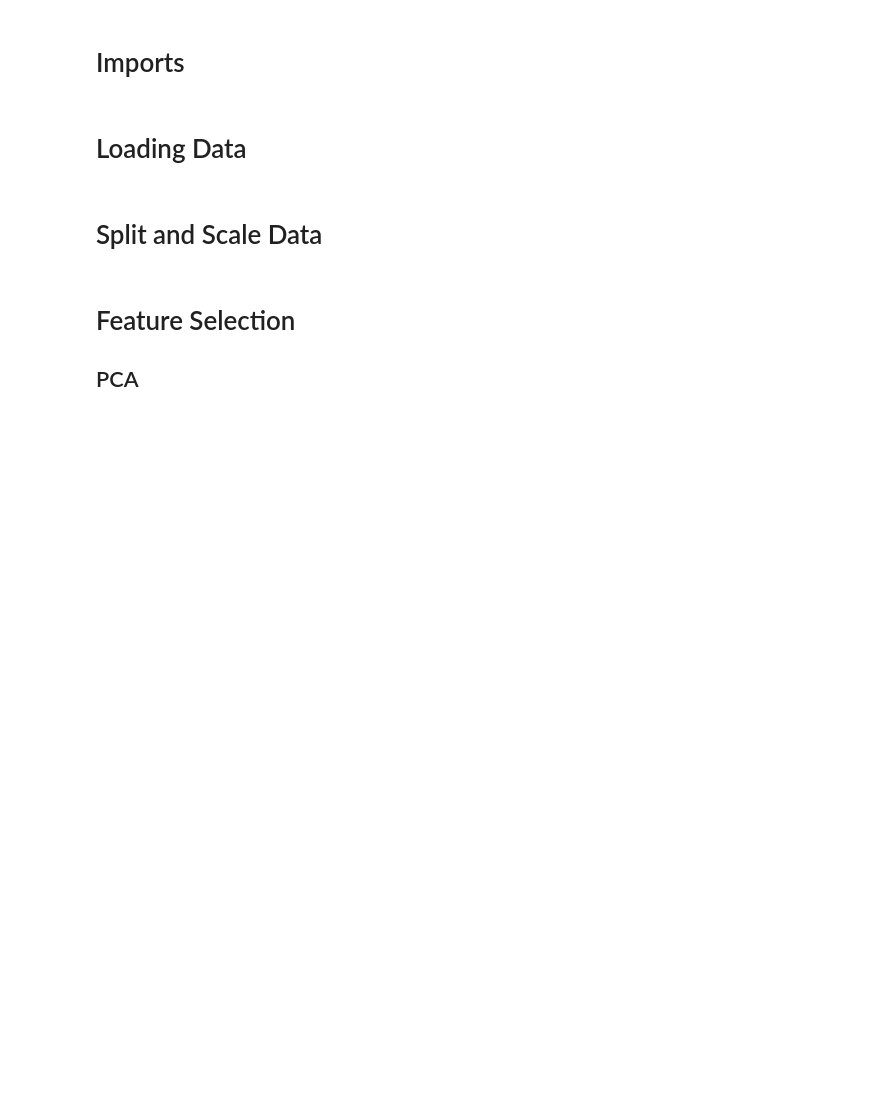
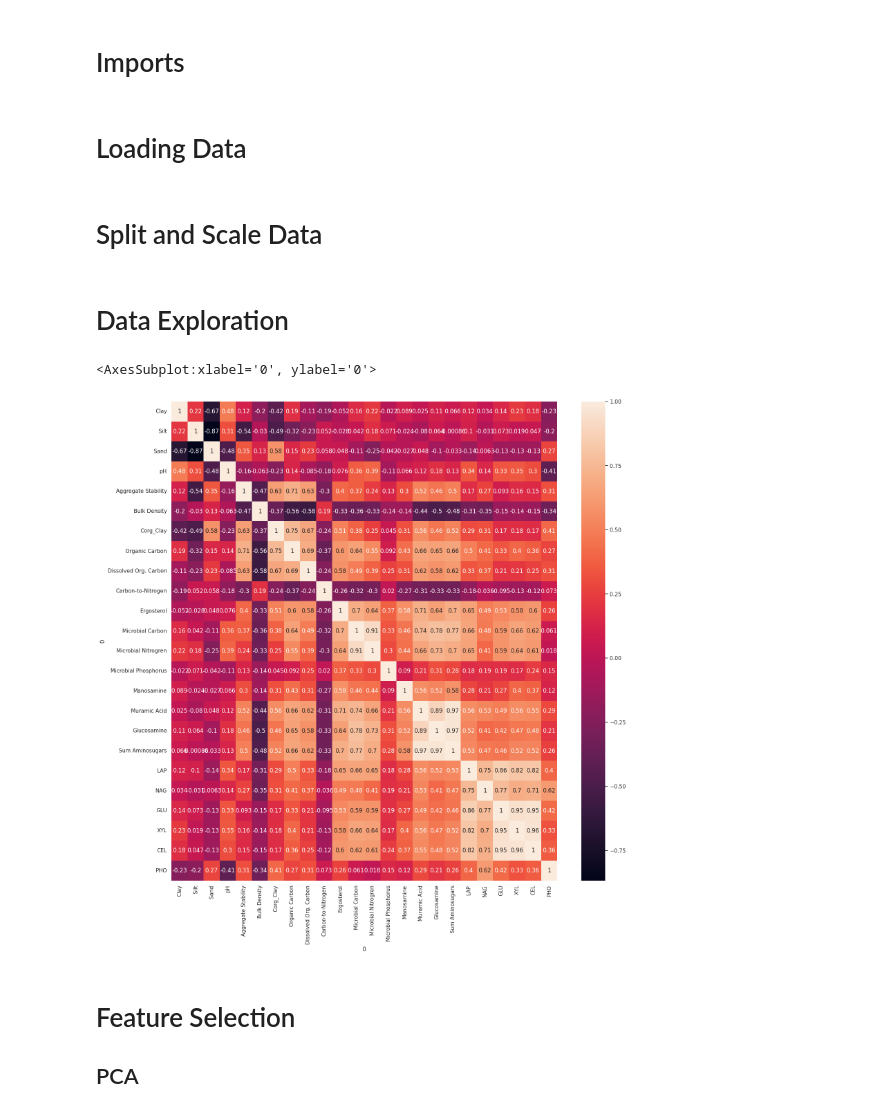
Before and after one commit to werzum/SoilQualityIndicators, a Jupyter notebook: first_submission.ipynb, the cells around one changed output. Cells and saved outputs as stored; diff of their text form; code cells hidden in the pictures; blank space fills up the shorter version.

```diff
--- a/first_submission.ipynb
+++ b/first_submission.ipynb
@@ -56,6 +64,15 @@ y = Explanatory_Variables[target]
 
 # Train, test split
 X_train, X_test, y_train, y_test = train_test_split(X, y, test_size=0.3, random_state=42)
+# %% [markdown]
+# Data Exploration
+# %%
+sns.set(rc={'figure.figsize':(18,18)})
+correlations = Explanatory_Variables.corr()
+sns.heatmap(correlations, annot=True)
+# %% [output]
+<AxesSubplot:xlabel='0', ylabel='0'>
+[figure, added]
 # %% [markdown]
 # Feature Selection
 
```
Also changed, not shown: parts of 5 cells of this notebook.
